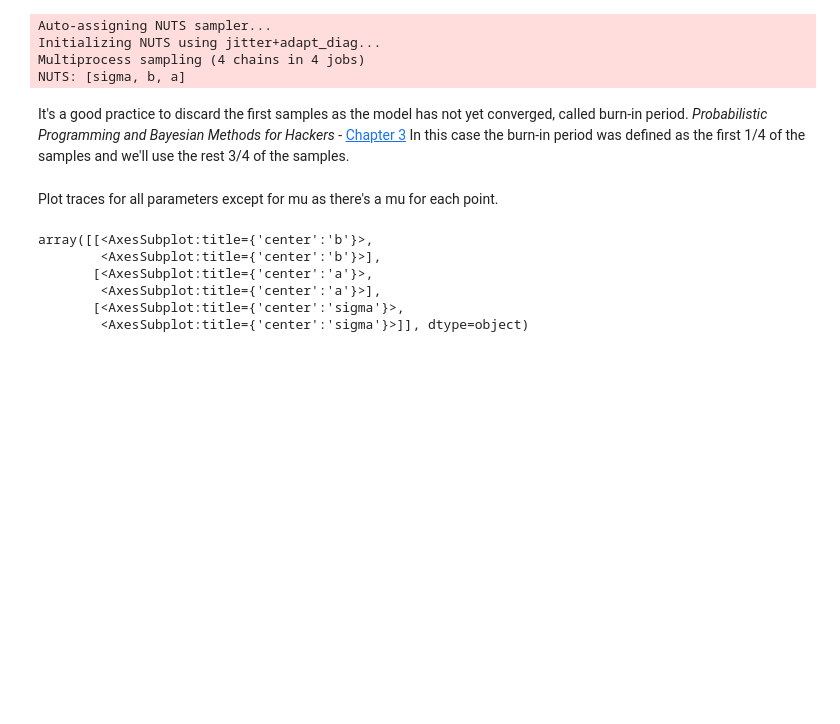
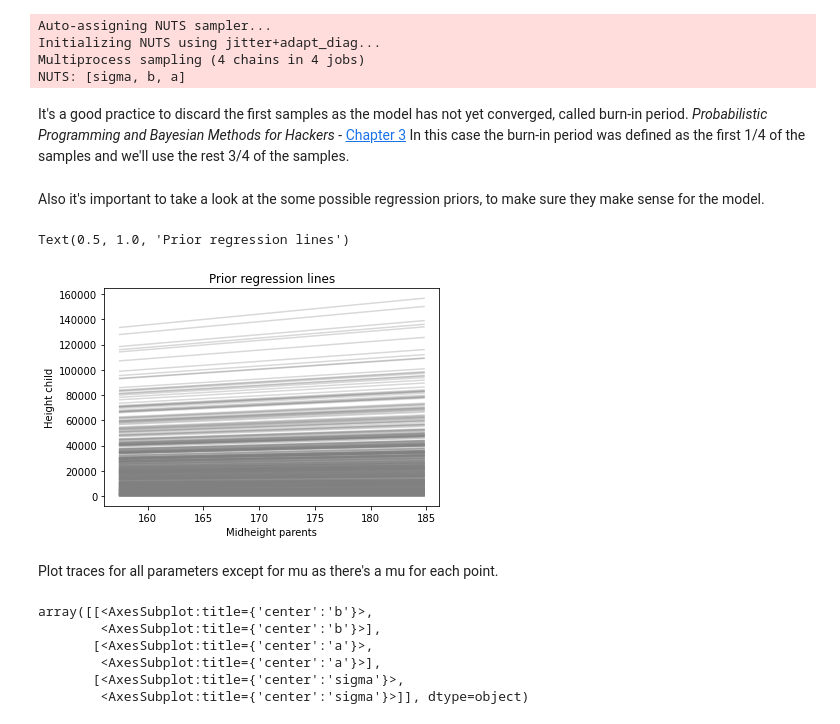
Before and after one commit to elisiojsj/Data-Science, a Jupyter notebook: Galton_Hereditary_Stature-analysis.ipynb, the cells around one changed output. Cells and saved outputs as stored; diff of their text form; code cells hidden in the pictures; blank space fills up the shorter version.

Commit message:
prior regression lines added

```diff
--- a/Galton_Hereditary_Stature-analysis.ipynb
+++ b/Galton_Hereditary_Stature-analysis.ipynb
@@ -189,6 +189,24 @@ and Bayesian Methods for Hackers</em> - [Chapter 3](https://nbviewer.jupyter.org
 In this case the burn-in period was defined as the first 1/4 of the samples and we'll use the rest 3/4 of the samples.
 # %%
 burned_trace = trace[int(samp_size/4):]
+# %% [markdown]
+Also it's important to take a look at the some possible regression priors, to make sure they make sense for the model.
+# %%
+with model:
+    priors = pm.sample_prior_predictive()
+# %%
+x = np.linspace(df['mid_parents'].min(), df['mid_parents'].max(), 100)
+
+for a, b in zip(priors['a'][50:], priors['b'][50:]):
+    y = a*x + b
+    plt.plot(x, y, color='gray', alpha=0.3)
+
+plt.xlabel('Midheight parents')
+plt.ylabel('Height child')
+plt.title('Prior regression lines')
+# %% [output]
+Text(0.5, 1.0, 'Prior regression lines')
+[figure, added]
 # %% [markdown]
 Plot traces for all parameters except for mu as there's a mu for each point.
 # %%
```
Also changed, not shown: parts of 6 cells of this notebook.
